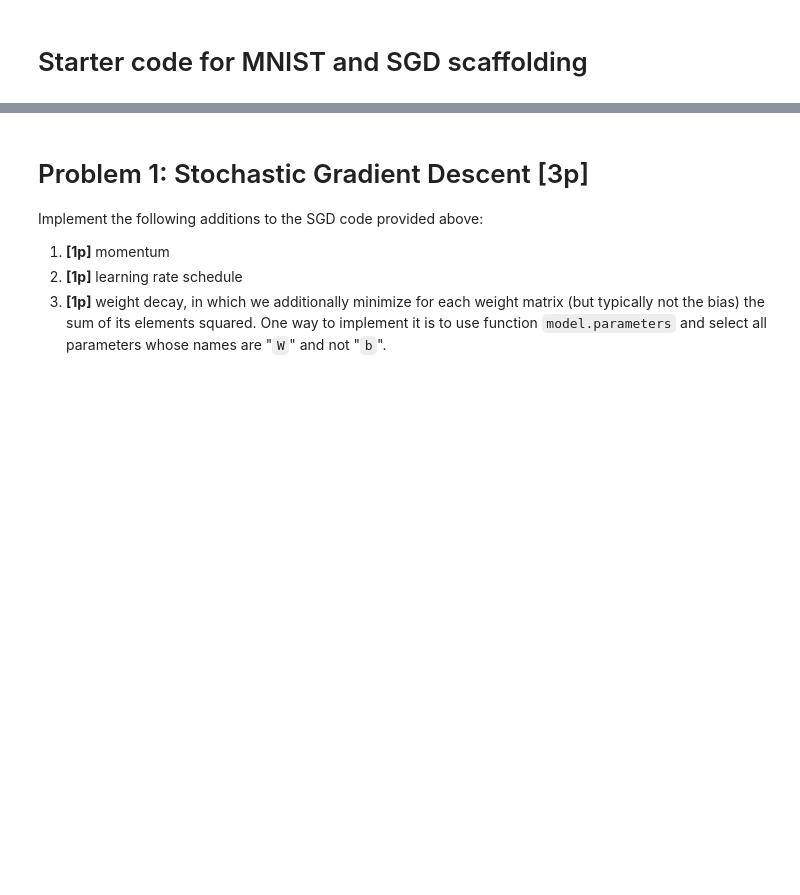
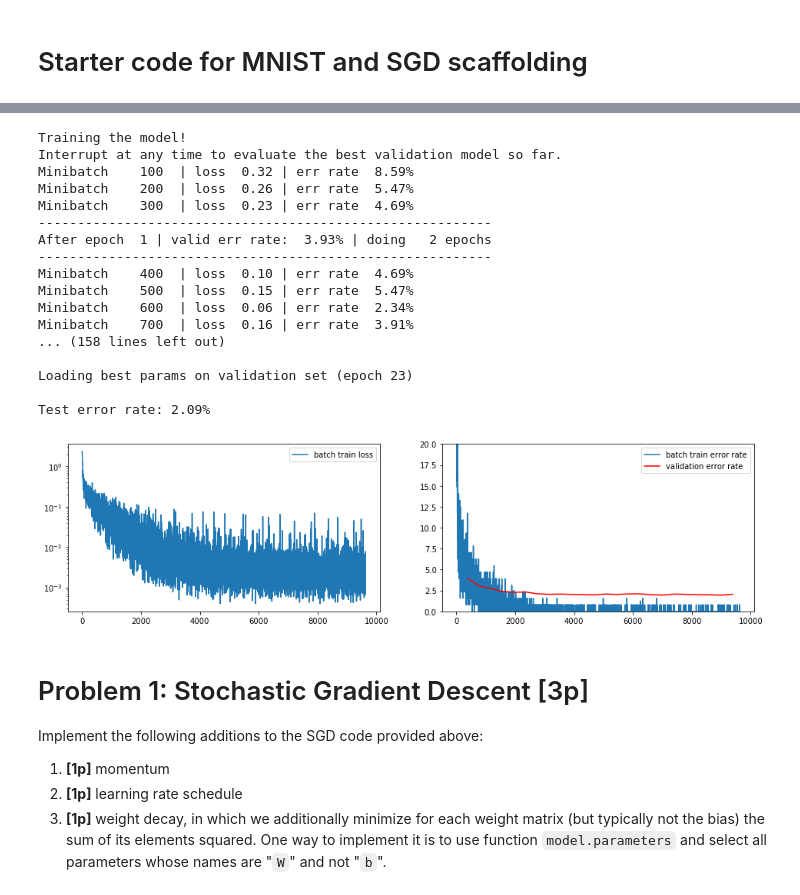
Before and after one commit to wfica/neural_networks, a Jupyter notebook: assignment4/Assignment4.ipynb, the cells around one changed output, grey strips where cells are left out. Cells and saved outputs as stored; diff of their text form; code cells hidden in the pictures; blank space fills up the shorter version.

```diff
--- a/assignment4/Assignment4.ipynb
+++ b/assignment4/Assignment4.ipynb
@@ -201,3 +221,59 @@ Tolerance level reached. Exiting.
+# %%
+#
+# TODO: Pick a network architecture here.
+#       The one below is just softmax regression.
+#
+
+#model = FeedforwardNet(
+#    [
+#     AffineLayer(784, 10),
+#     SoftMaxLayer()
+#    ])
+
+model = FeedforwardNet([
+        AffineLayer(784,380),
+        TanhLayer(),
+        AffineLayer(380,100),
+        TanhLayer(),
+        AffineLayer(100,50),
+        TanhLayer(),
+        AffineLayer(50,10),
+        SoftMaxLayer()
+        ])
+
+# Initialize parameters
+for p in model.parameters:
+    if p.name == 'W':
+        p.data.normal_(0, 0.05)
+        #p.data.uniform_(-0.1, 0.1)
+    elif p.name == 'b':
+        p.data.zero_()
+    else:
+        raise ValueError('Unknown parameter name "%s"' % p.name)
+
+# On lab computers you can set cuda=True !
+SGD(model, mnist_loaders, alpha=0.1, cuda=True)
+
+print "Test error rate: %.2f%%" % compute_error_rate(model, mnist_loaders['test'])
+# %% [output]
+Training the model!
+Interrupt at any time to evaluate the best validation model so far.
+Minibatch    100  | loss  0.32 | err rate  8.59%
+Minibatch    200  | loss  0.26 | err rate  5.47%
+Minibatch    300  | loss  0.23 | err rate  4.69%
+----------------------------------------------------------
+After epoch  1 | valid err rate:  3.93% | doing   2 epochs
+----------------------------------------------------------
+Minibatch    400  | loss  0.10 | err rate  4.69%
+Minibatch    500  | loss  0.15 | err rate  5.47%
+Minibatch    600  | loss  0.06 | err rate  2.34%
+Minibatch    700  | loss  0.16 | err rate  3.91%
+... (158 lines left out)
+
+Loading best params on validation set (epoch 23)
+
+Test error rate: 2.09%
+[figure, added]
 # %%
 import torch
 import os
```
Also changed, not shown: parts of 5 cells of this notebook, 1 other file.
